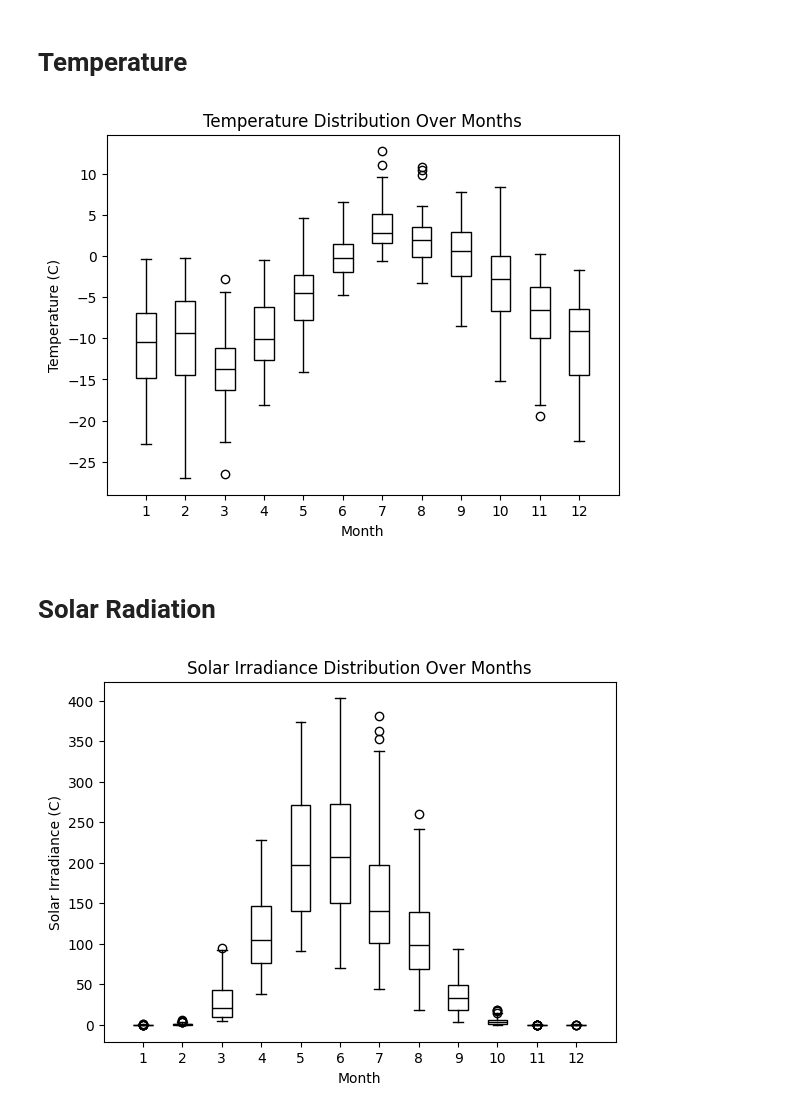
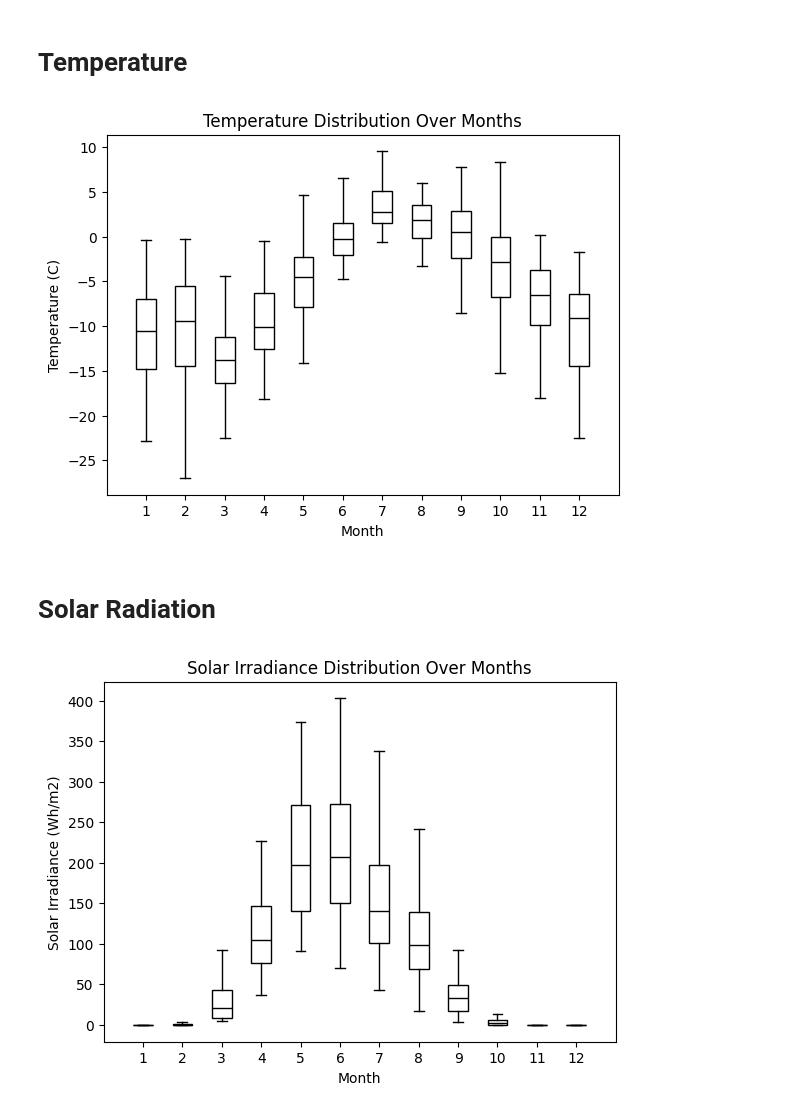
Before and after one commit to Malsory/NPF_project_arctic, a Jupyter notebook: NPF_project_arctic/in_progress/parameters_timeseries_plotter.ipynb, the cells around one changed output. Cells and saved outputs as stored; diff of their text form; code cells hidden in the pictures.

```diff
--- a/NPF_project_arctic/in_progress/parameters_timeseries_plotter.ipynb
+++ b/NPF_project_arctic/in_progress/parameters_timeseries_plotter.ipynb
@@ -179,29 +181,30 @@ plt.show()
 # %%
 # Read dataset
 df = pd.read_csv(r'C:\\Users\\Masloriy\\Desktop\\NPF_project_arctic\\NPF_project_arctic\\in_progress\\output_combined.csv')
 
 df = df.dropna()
 df = df.drop(df.columns[df.columns.str.contains('Unnamed')], axis=1)
 df['date'] = pd.to_datetime(df['date'])
 df['month'] = df['date'].dt.month
 df['month'] = pd.Categorical(df['month'], categories=range(1, 13), ordered=True)
 boxplot = df.boxplot(column='temperature', by='month', patch_artist=True,
                      boxprops=dict(facecolor='white', edgecolor='black'),
                      medianprops=dict(color='black'),
-                     whiskerprops=dict(color='black'))
+                     whiskerprops=dict(color='black'),
+                     showfliers=False)
 
 plt.title('Temperature Distribution Over Months')
 plt.suptitle('')
 plt.xlabel('Month')
 plt.ylabel('Temperature (C)')
 plt.xticks(ticks=range(1, 13), labels=[f'{i}' for i in range(1, 13)], rotation=0)
 plt.xlim(0, 13)
 plt.grid(False)
 
 plt.savefig('C:\\Users\\Masloriy\\Desktop\\NPF_project_arctic\\NPF_project_arctic\\png\\T_day_smooth.png', dpi=300)
 plt.show()
 # %% [output]
-[figure, old version]
+[figure, new version]
 # %% [markdown]
 # Solar Radiation
 # %%
@@ -216,12 +219,13 @@ df['month'] = pd.Categorical(df['month'], categories=range(1, 13), ordered=True)
 boxplot = df.boxplot(column='SWD', by='month', patch_artist=True,
                      boxprops=dict(facecolor='white', edgecolor='black'),
                      medianprops=dict(color='black'),
-                     whiskerprops=dict(color='black'))
+                     whiskerprops=dict(color='black'),
+                     showfliers=False)
 
 plt.title('Solar Irradiance Distribution Over Months')
 plt.suptitle('')
 plt.xlabel('Month')
-plt.ylabel('Solar Irradiance (C)')
+plt.ylabel('Solar Irradiance (Wh/m2)')
 plt.xticks(ticks=range(1, 13), labels=[f'{i}' for i in range(1, 13)], rotation=0)
 plt.xlim(0, 13)
 plt.grid(False)
@@ -229,4 +233,4 @@ plt.grid(False)
 plt.savefig('C:\\Users\\Masloriy\\Desktop\\NPF_project_arctic\\NPF_project_arctic\\png\\SRAD_day_smooth.png', dpi=300)
 plt.show()
 # %% [output]
-[figure, old version]
+[figure, new version]
```
Also changed, not shown: parts of 2 cells of this notebook, 6 other files.
